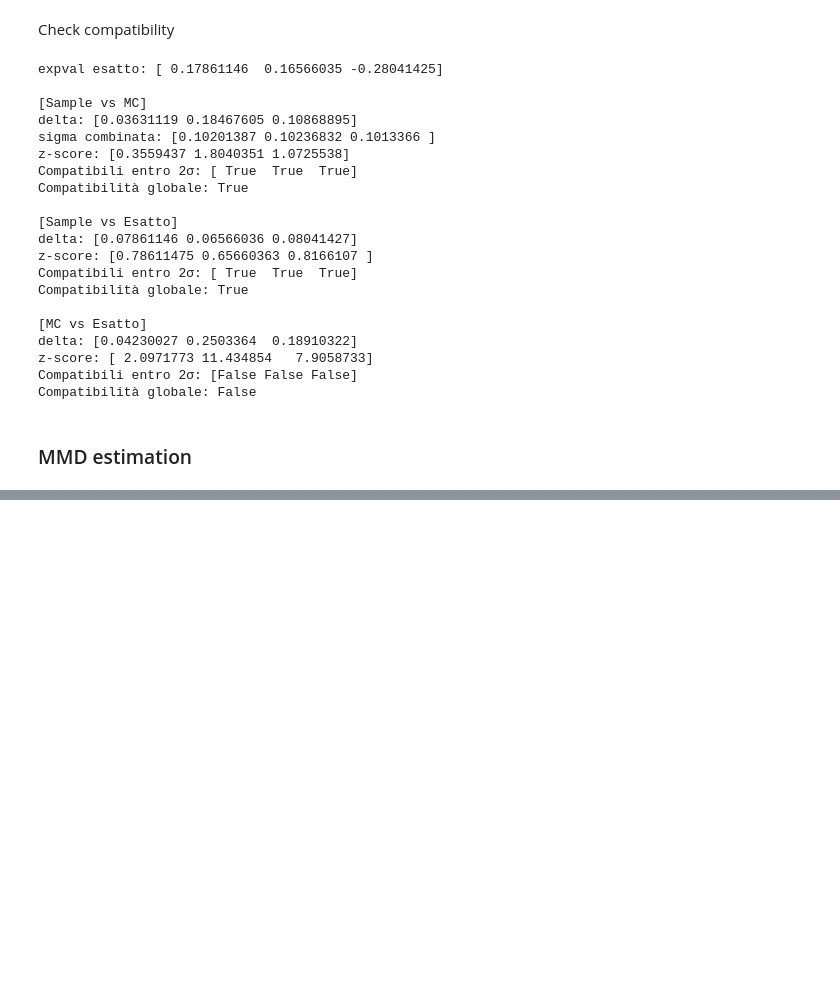
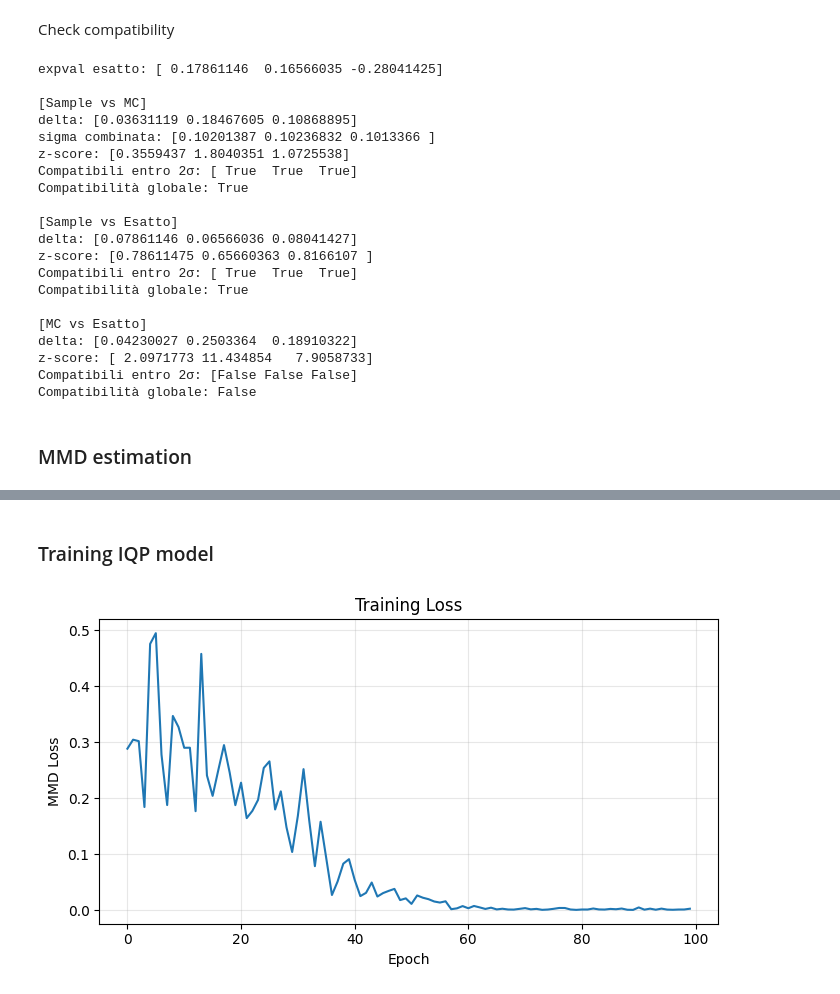
Before and after one commit to mattia-robbiano/iqptn, a Jupyter notebook: basics.ipynb, the cells around one changed output, grey strips where cells are left out. Cells and saved outputs as stored; diff of their text form; code cells hidden in the pictures; blank space fills up the shorter version.

Commit message:
feat: implemented setup_training function, building all needed for optax training loop

```diff
--- a/basics.ipynb
+++ b/basics.ipynb
@@ -192,0 +158,64 @@ gate_list_iqpopt
+# %% [markdown]
+### Training IQP model
+# %%
+import numpy as np
+import jax.random as random
+import jax.numpy as jnp
+import matplotlib.pyplot as plt
+from iqptn.models import IQPTensorNetwork, local_gates
+from iqptn.euristics import sigma_heuristic
+from iqptn.utils import convert_to_jnp_ndarray
+from iqptn.optimizer import setup_training
+from tqdm import tqdm
+
+nqubits = 4
+gate_list = local_gates(nqubits, max_weight=2)
+iqp = IQPTensorNetwork(nqubits=nqubits, interactions=gate_list)
+
+key = random.PRNGKey(42)
+params = random.uniform(key, shape=(len(gate_list),), minval=0, maxval=2*jnp.pi)
+circuit = iqp.build_circuit(parameters=params)
+
+generators = convert_to_jnp_ndarray(gate_list, n_qubits=nqubits)
+ground_truth = jnp.asarray(np.load("datasets/ising_L2_T2.4_h0.08.npy"))
+sigma = sigma_heuristic(X=ground_truth)
+
+opt_state, train_step = setup_training(
+    init_params=params,
+    generators=generators,
+    ground_truth=ground_truth,
+    sigma=sigma[0],
+    n_ops=10,
+    n_samples=1000,
+    lr=0.01,
+    wires=None
+)
+epochs = 100
+
+loss_history = []
+for _ in tqdm(range(epochs), desc="Training", leave=False):
+    key, subkey = random.split(key)
+    params, opt_state, loss_val = train_step(params, opt_state, subkey)
+    loss_history.append(loss_val)
+
+loss_history_np = np.asarray(jnp.stack(loss_history))
+params_np = np.asarray(params)
+np.savez(
+    "training_results.npz",
+    loss_history=loss_history_np,
+    params=params_np,
+    epochs=epochs,
+    nqubits=nqubits,
+    sigma=float(sigma[0]),
+)
+
+plt.figure(figsize=(7, 4))
+plt.plot(loss_history_np)
+plt.xlabel("Epoch")
+plt.ylabel("MMD Loss")
+plt.title("Training Loss")
+plt.grid(alpha=0.3)
+plt.tight_layout()
+plt.show()
+# %% [output]
+[figure, added]
```
Also changed, not shown: parts of 6 cells of this notebook, 1 other file.
